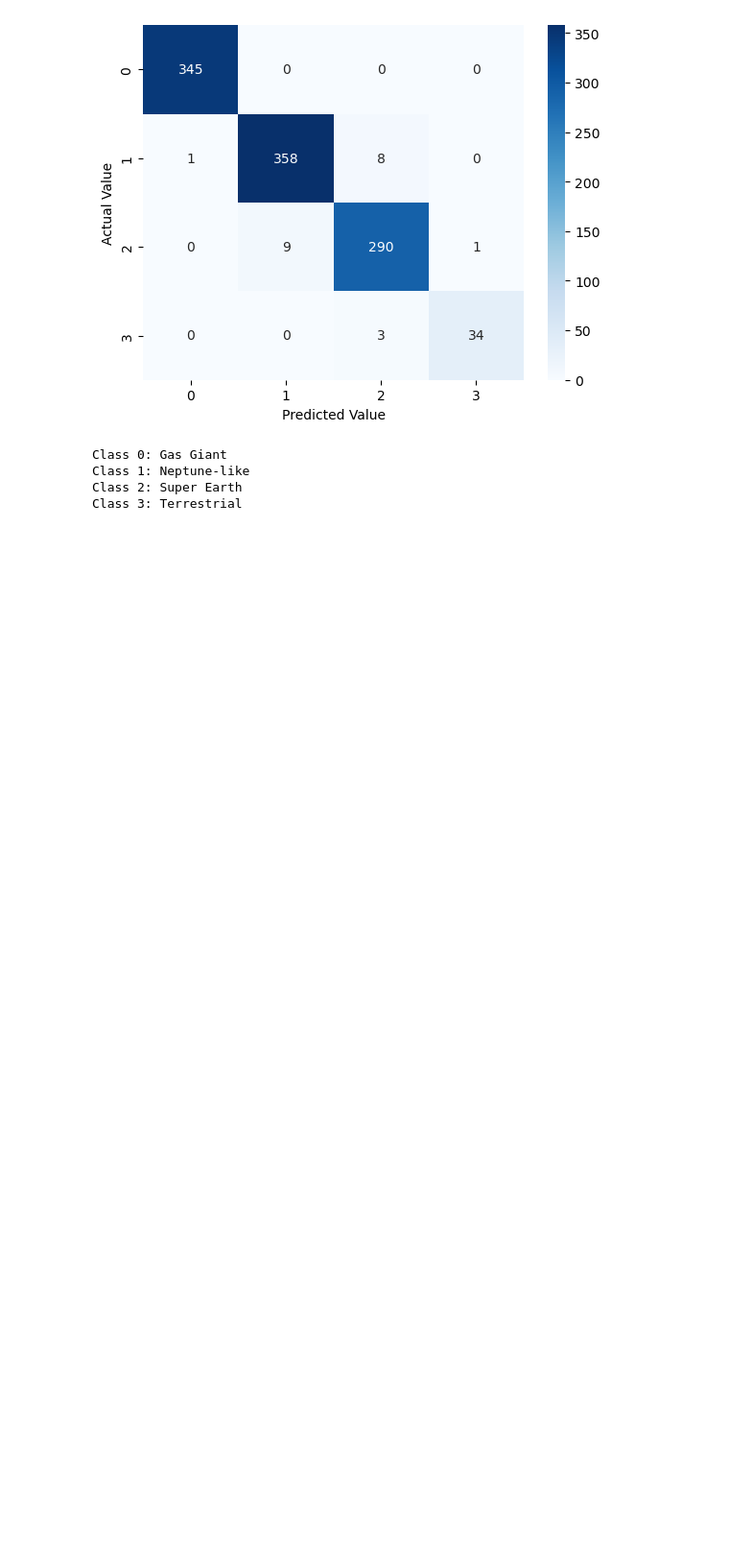
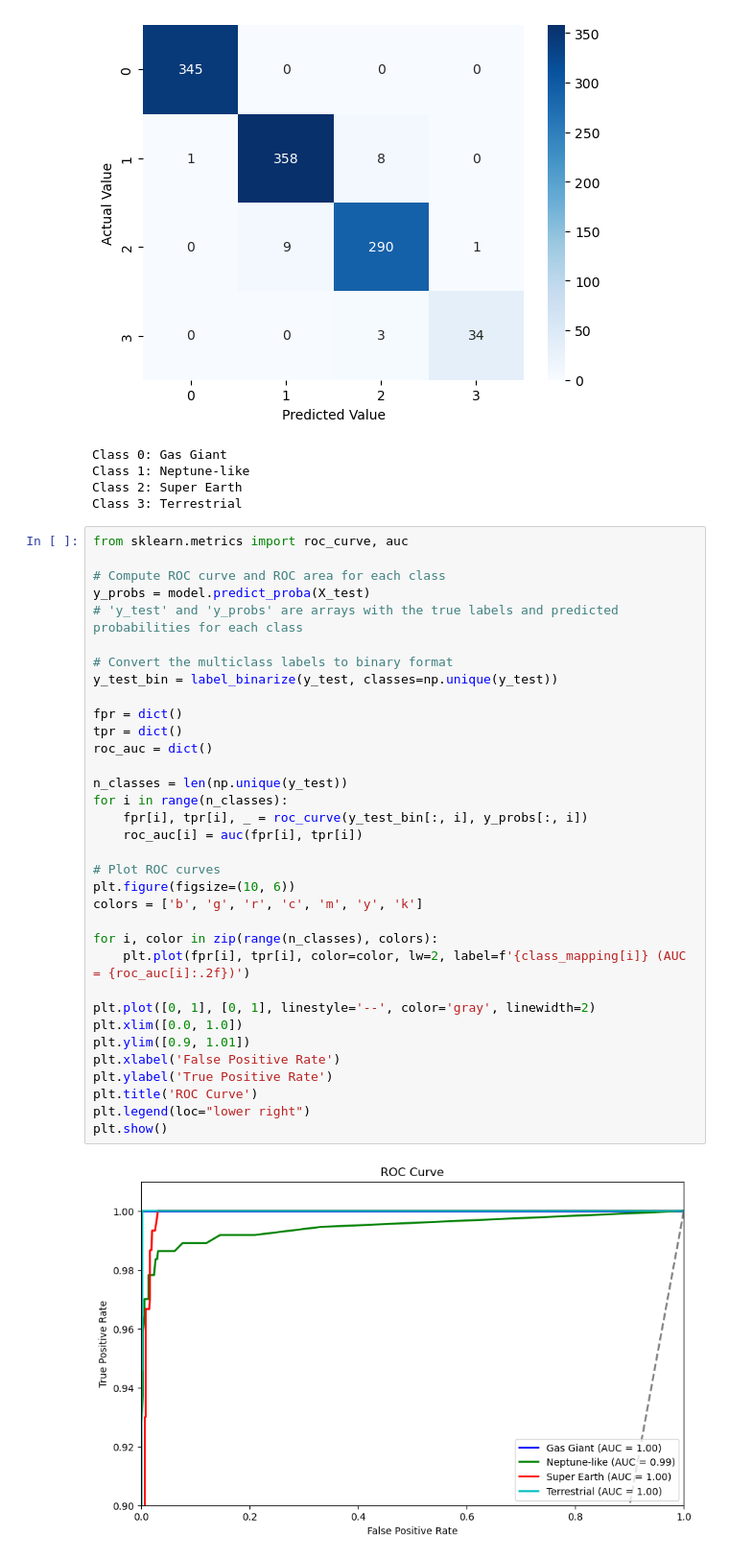
Before and after one commit to jkmschoultz/exoplanet-classifier, a Jupyter notebook: exoplanet_classification.ipynb, the cells around one changed output. Shown: that part at 96% size. Saved outputs shown, nothing was run; the diff lists cells and outputs as text; blank space fills up the shorter version.

Commit message:
Add ROC, precision-recall and feature importance graphs

```diff
--- a/exoplanet_classification.ipynb
+++ b/exoplanet_classification.ipynb
@@ -205,3 +205,39 @@ Class 0: Gas Giant
 Class 1: Neptune-like
 Class 2: Super Earth
 Class 3: Terrestrial
+# %%
+from sklearn.metrics import roc_curve, auc
+
+# Compute ROC curve and ROC area for each class
+y_probs = model.predict_proba(X_test)
+# 'y_test' and 'y_probs' are arrays with the true labels and predicted probabilities for each class
+
+# Convert the multiclass labels to binary format
+y_test_bin = label_binarize(y_test, classes=np.unique(y_test))
+
+fpr = dict()
+tpr = dict()
+roc_auc = dict()
+
+n_classes = len(np.unique(y_test))
+for i in range(n_classes):
+    fpr[i], tpr[i], _ = roc_curve(y_test_bin[:, i], y_probs[:, i])
+    roc_auc[i] = auc(fpr[i], tpr[i])
+
+# Plot ROC curves
+plt.figure(figsize=(10, 6))
+colors = ['b', 'g', 'r', 'c', 'm', 'y', 'k']
+
+for i, color in zip(range(n_classes), colors):
+    plt.plot(fpr[i], tpr[i], color=color, lw=2, label=f'{class_mapping[i]} (AUC = {roc_auc[i]:.2f})')
+
+plt.plot([0, 1], [0, 1], linestyle='--', color='gray', linewidth=2)
+plt.xlim([0.0, 1.0])
+plt.ylim([0.9, 1.01])
+plt.xlabel('False Positive Rate')
+plt.ylabel('True Positive Rate')
+plt.title('ROC Curve')
+plt.legend(loc="lower right")
+plt.show()
+# %% [output]
+[figure, added]
```
Also changed, not shown: parts of 1 cell of this notebook.
